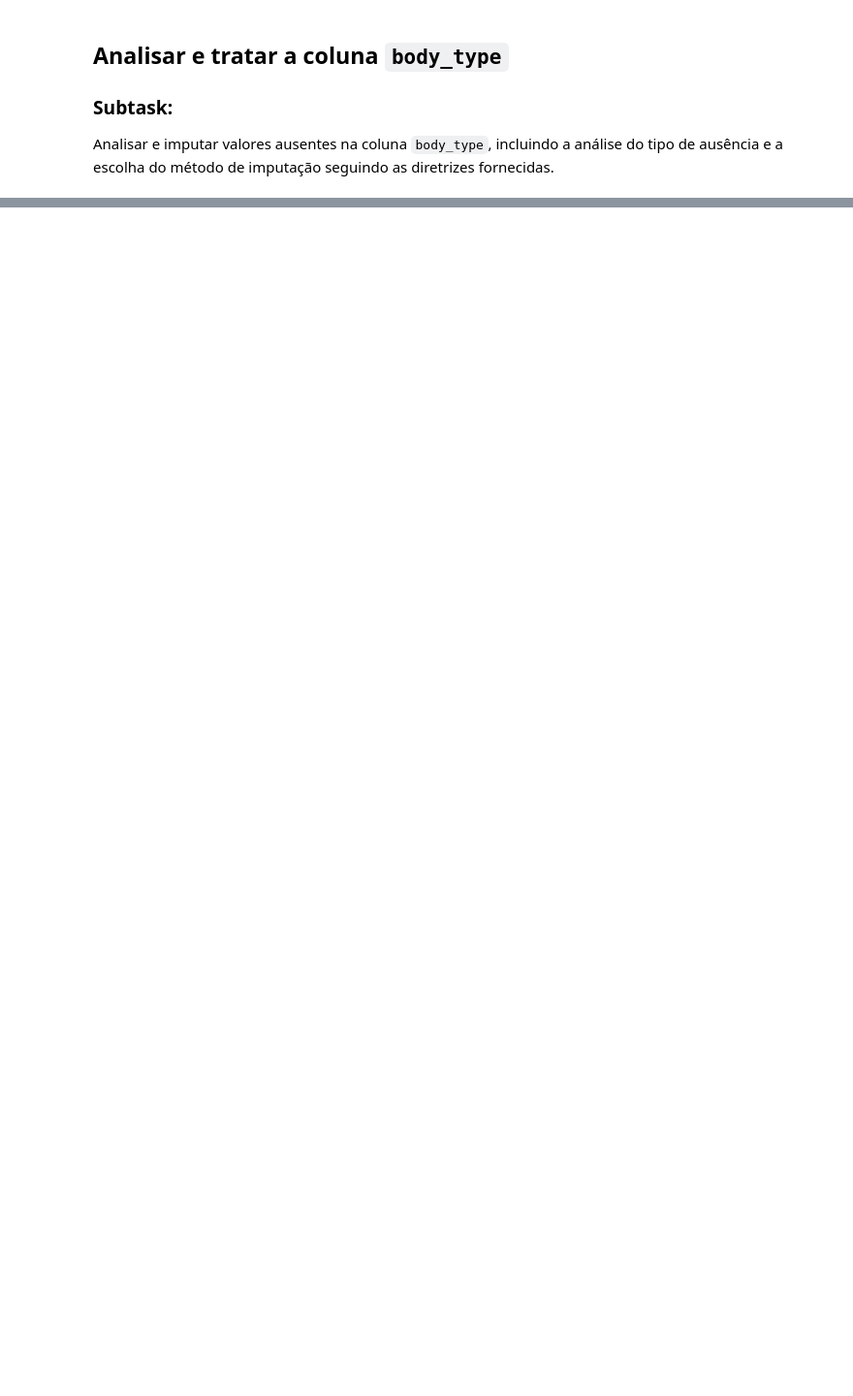
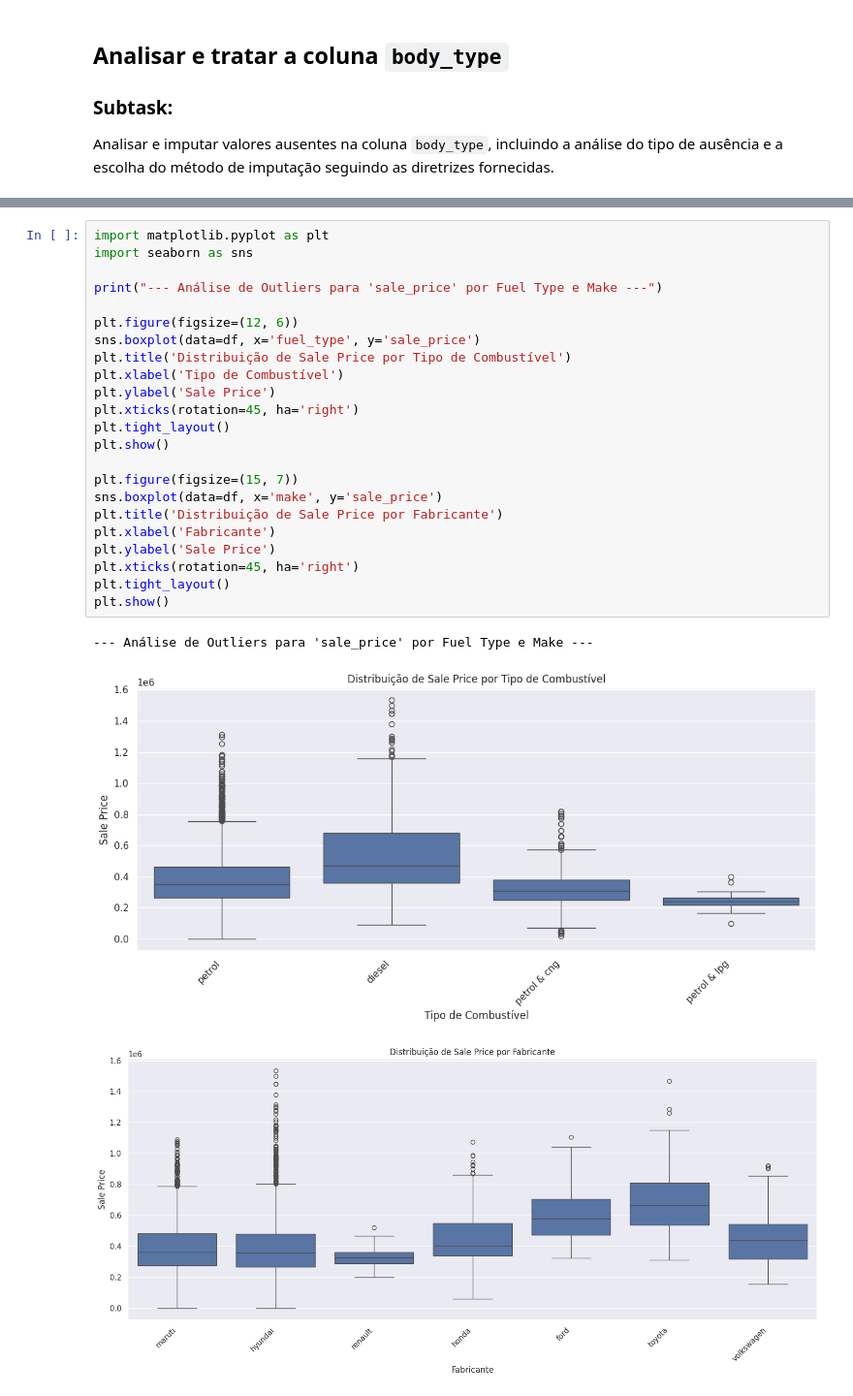
Before and after one commit to Lbragaa/TrabalhoCienciaDados_tlvzzuado, a Jupyter notebook: Reorganizando.ipynb, the cells around one changed output, grey strips where cells are left out. Shown at 97% size. Saved outputs shown, nothing was run; the diff lists cells and outputs as text; blank space fills up the shorter version.

```diff
--- a/Reorganizando.ipynb
+++ b/Reorganizando.ipynb
@@ -1027,0 +1375,27 @@ For example, when doing 'df[col].method(value, inplace=True)', try using 'df.met
+# %%
+import matplotlib.pyplot as plt
+import seaborn as sns
+
+print("--- Análise de Outliers para 'sale_price' por Fuel Type e Make ---")
+
+plt.figure(figsize=(12, 6))
+sns.boxplot(data=df, x='fuel_type', y='sale_price')
+plt.title('Distribuição de Sale Price por Tipo de Combustível')
+plt.xlabel('Tipo de Combustível')
+plt.ylabel('Sale Price')
+plt.xticks(rotation=45, ha='right')
+plt.tight_layout()
+plt.show()
+
+plt.figure(figsize=(15, 7))
+sns.boxplot(data=df, x='make', y='sale_price')
+plt.title('Distribuição de Sale Price por Fabricante')
+plt.xlabel('Fabricante')
+plt.ylabel('Sale Price')
+plt.xticks(rotation=45, ha='right')
+plt.tight_layout()
+plt.show()
+# %% [output]
+--- Análise de Outliers para 'sale_price' por Fuel Type e Make ---
+[figure, added]
+[figure, added]
```
Also changed, not shown: parts of 36 cells of this notebook.
